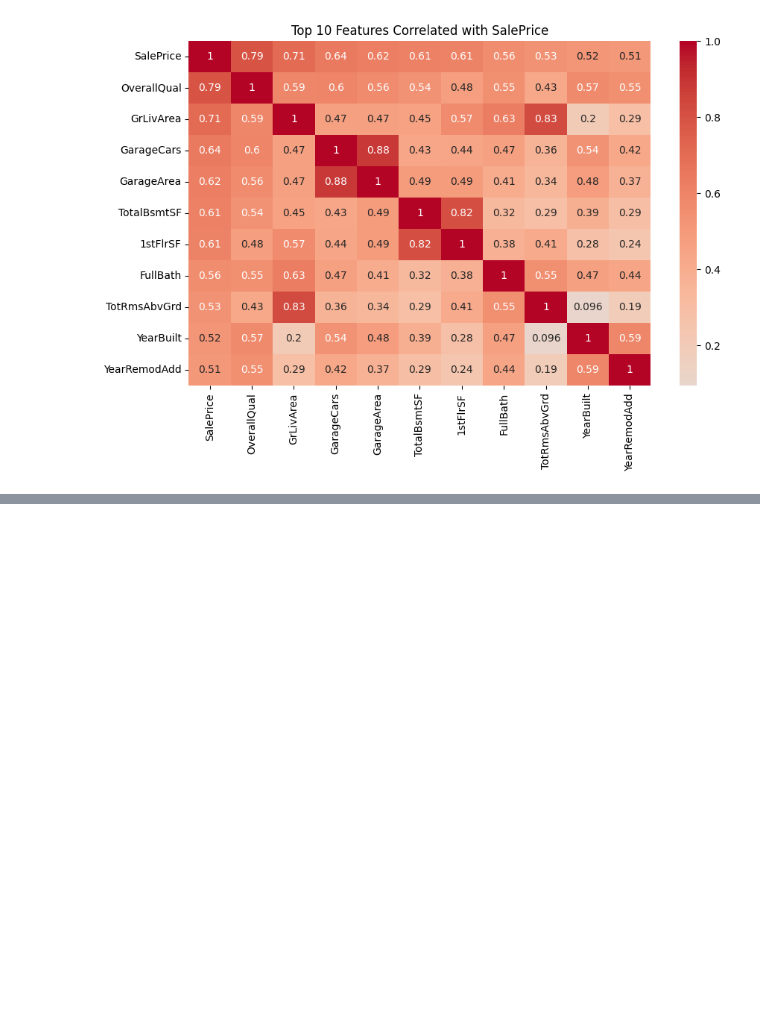
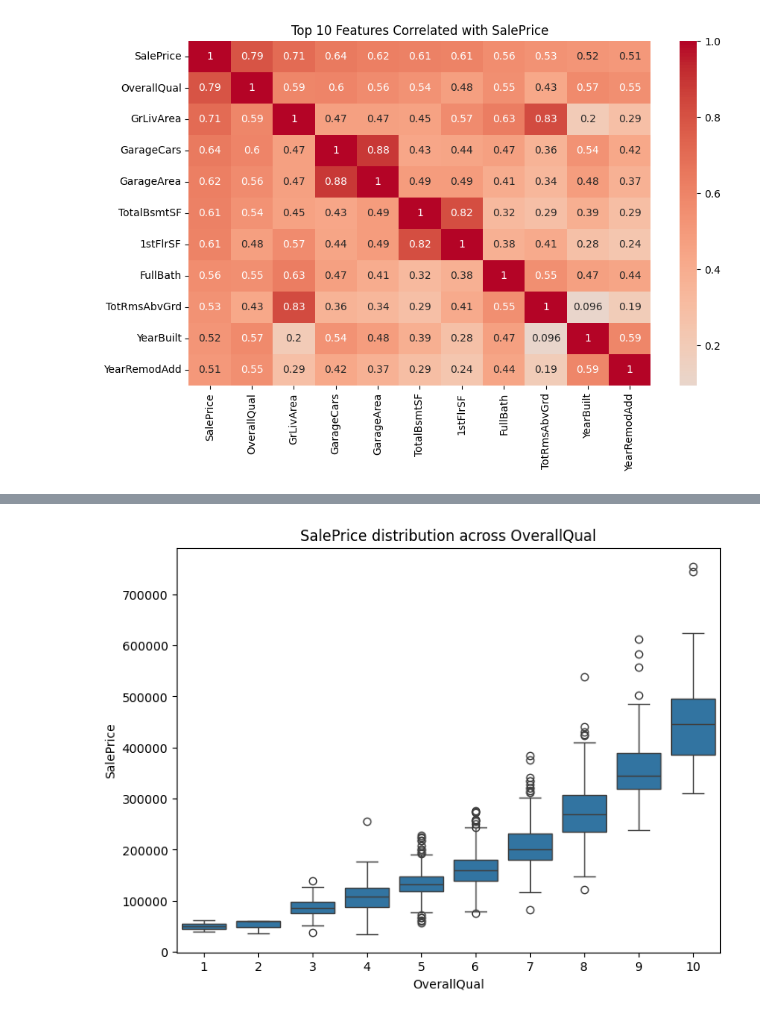
Before and after one commit to ATWIINETIRZAH/Data-Science-Projects, a Jupyter notebook: Housing-prices-prediction/notebook/housing_prices_prediction.ipynb, the cells around one changed output, grey strips where cells are left out. Cells and saved outputs as stored; diff of their text form; code cells hidden in the pictures; blank space fills up the shorter version.

```diff
--- a/Housing-prices-prediction/notebook/housing_prices_prediction.ipynb
+++ b/Housing-prices-prediction/notebook/housing_prices_prediction.ipynb
@@ -233,0 +244,11 @@ plt.show()
+# %%
+# we remove the outliers here~
+df = df.drop(df[(df['GrLivArea'] > 4000) & (df['SalePrice'] < 300000)].index)
+# %%
+
+plt.figure(figsize=(8,6))
+sns.boxplot(x='OverallQual', y='SalePrice', data=df)
+plt.title("SalePrice distribution across OverallQual")
+plt.show()
+# %% [output]
+[figure, added]
```
Also changed, not shown: parts of 2 cells of this notebook.
